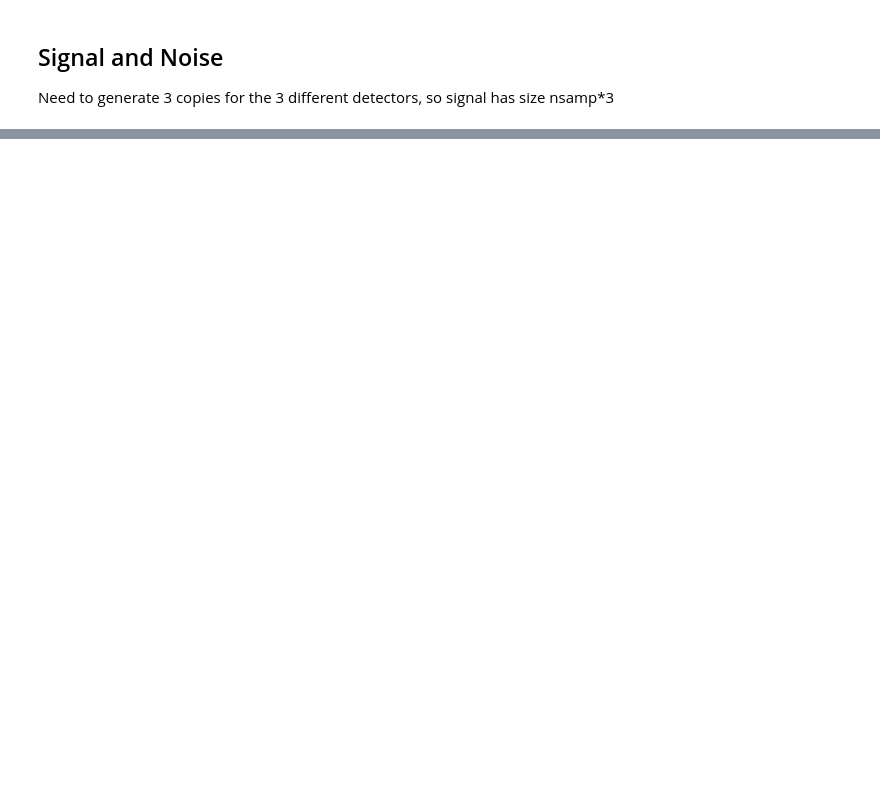
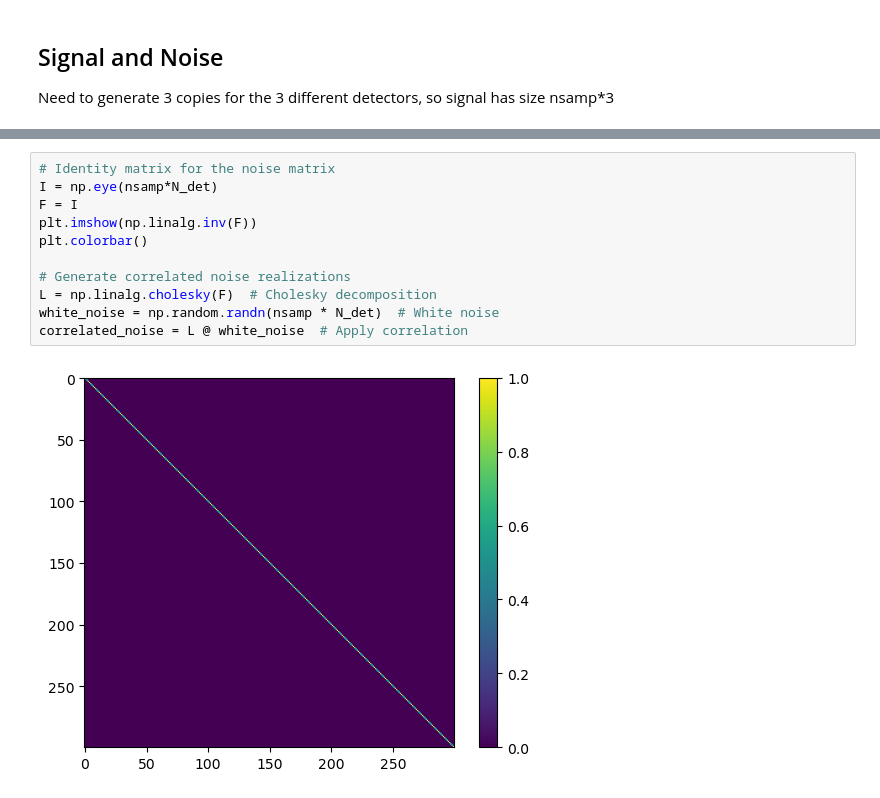
Before and after one commit to dodelson/SPT, a Jupyter notebook: Naess.ipynb, the cells around one changed output, grey strips where cells are left out. Drawn from its saved outputs; the diff is of its cells as text; blank space fills up the shorter version.

```diff
--- a/Naess.ipynb
+++ b/Naess.ipynb
@@ -376,0 +410,13 @@ ValueError: shapes (200,3000) and (1000,) not aligned: 3000 (dim 1) != 1000 (dim
+# %%
+# Identity matrix for the noise matrix
+I = np.eye(nsamp*N_det)
+F = I
+plt.imshow(np.linalg.inv(F))
+plt.colorbar()
+
+# Generate correlated noise realizations
+L = np.linalg.cholesky(F)  # Cholesky decomposition
+white_noise = np.random.randn(nsamp * N_det)  # White noise
+correlated_noise = L @ white_noise  # Apply correlation
+# %% [output]
+[figure, added]
```
Also changed, not shown: parts of 33 cells of this notebook.
